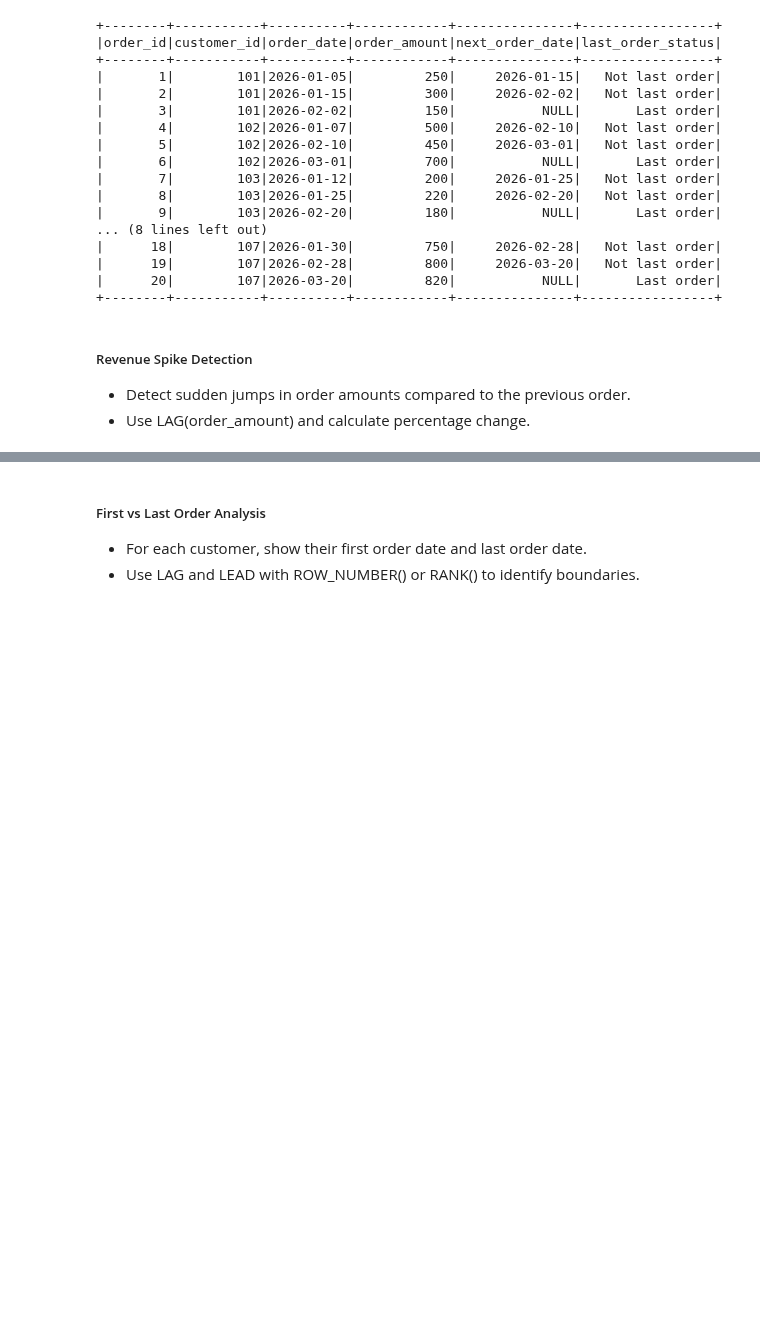
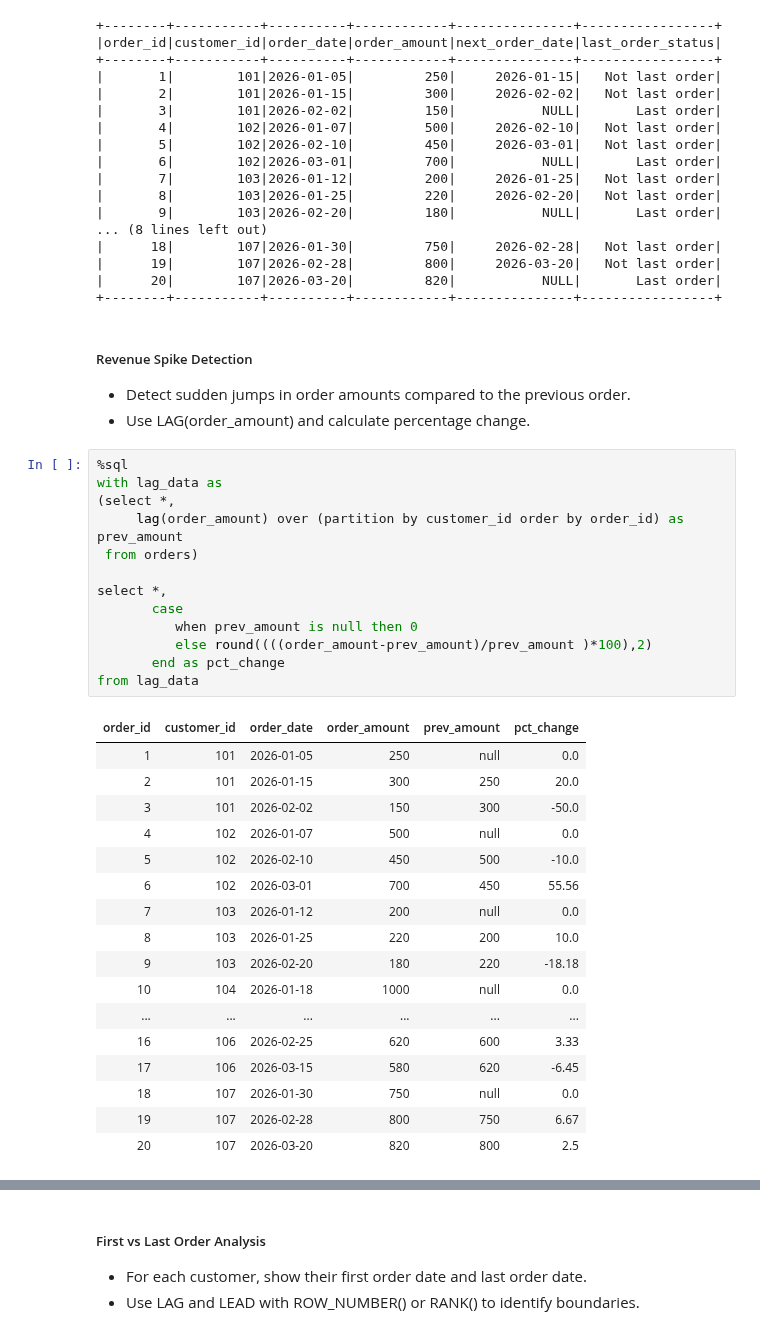
Before and after one commit to DilipMG/pyspark, a Jupyter notebook: Interview Preparartion/Lead & Lag in SQL.ipynb, the cells around one changed output, grey strips where cells are left out. Cells and saved outputs as stored; diff of their text form; blank space fills up the shorter version.

```diff
--- a/Interview Preparartion/Lead & Lag in SQL.ipynb
+++ b/Interview Preparartion/Lead & Lag in SQL.ipynb
@@ -474,3 +474,34 @@ result_df.show()
 
 - Detect sudden jumps in order amounts compared to the previous order.
 - Use LAG(order_amount) and calculate percentage change.
+# %%
+%sql
+with lag_data as
+(select *,
+     lag(order_amount) over (partition by customer_id order by order_id) as prev_amount
+ from orders)
+
+select *,
+       case
+          when prev_amount is null then 0
+          else round((((order_amount-prev_amount)/prev_amount )*100),2)
+       end as pct_change
+from lag_data
+# %% [output]
+| order_id | customer_id | order_date | order_amount | prev_amount | pct_change |
+| 1 | 101 | 2026-01-05 | 250 | null | 0.0 |
+| 2 | 101 | 2026-01-15 | 300 | 250 | 20.0 |
+| 3 | 101 | 2026-02-02 | 150 | 300 | -50.0 |
+| 4 | 102 | 2026-01-07 | 500 | null | 0.0 |
+| 5 | 102 | 2026-02-10 | 450 | 500 | -10.0 |
+| 6 | 102 | 2026-03-01 | 700 | 450 | 55.56 |
+| 7 | 103 | 2026-01-12 | 200 | null | 0.0 |
+| 8 | 103 | 2026-01-25 | 220 | 200 | 10.0 |
+| 9 | 103 | 2026-02-20 | 180 | 220 | -18.18 |
+| 10 | 104 | 2026-01-18 | 1000 | null | 0.0 |
+| ... | ... | ... | ... | ... | ... |
+| 16 | 106 | 2026-02-25 | 620 | 600 | 3.33 |
+| 17 | 106 | 2026-03-15 | 580 | 620 | -6.45 |
+| 18 | 107 | 2026-01-30 | 750 | null | 0.0 |
+| 19 | 107 | 2026-02-28 | 800 | 750 | 6.67 |
+| 20 | 107 | 2026-03-20 | 820 | 800 | 2.5 |
```
Also changed, not shown: parts of 3 cells of this notebook.
